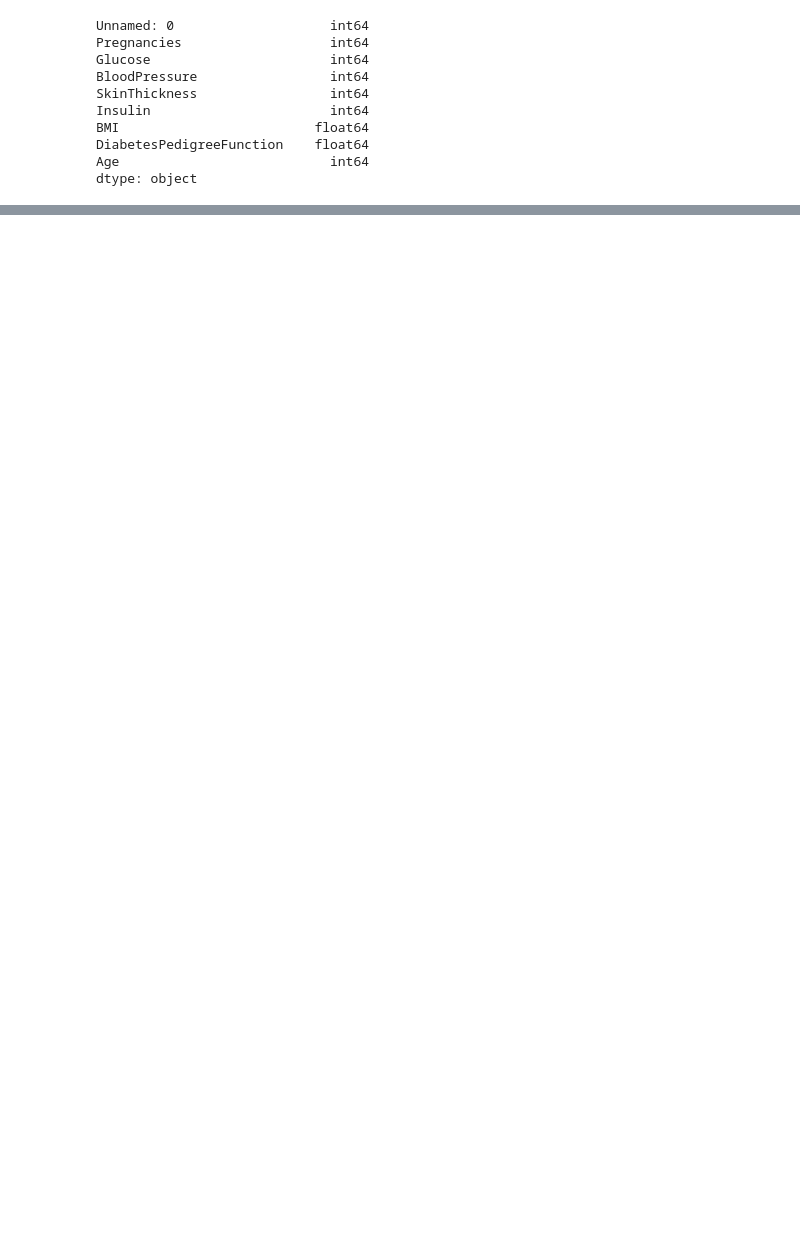
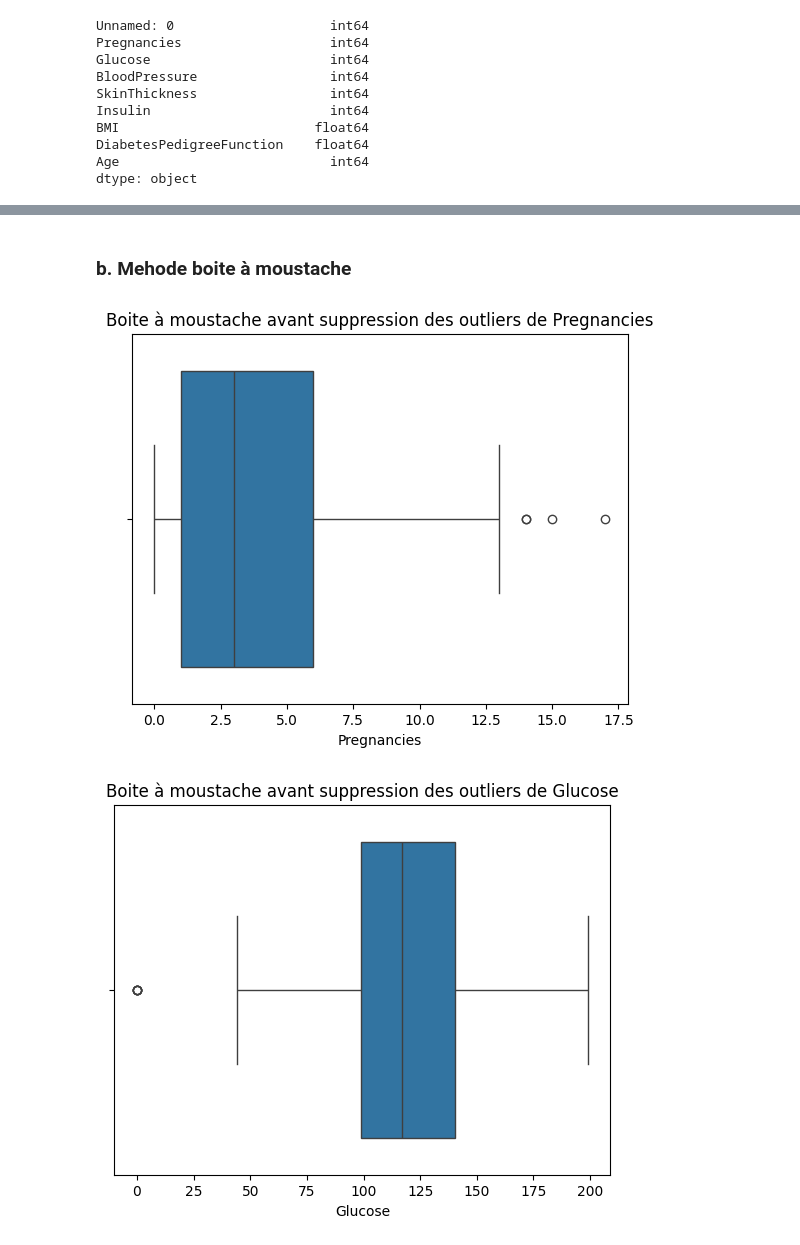
Before and after one commit to r00tMG/risque_diabete_par_analyse_clinique_model_apprentissage, a Jupyter notebook: script.ipynb, the cells around one changed output, grey strips where cells are left out. Drawn from its saved outputs; the diff is of its cells as text; code cells hidden in the pictures; blank space fills up the shorter version.

```diff
--- a/script.ipynb
+++ b/script.ipynb
@@ -77,0 +207,10 @@ df.head()
+# %% [markdown]
+### b. Mehode boite à moustache
+# %%
+for i in df.select_dtypes(include="number").columns.tolist():
+    sns.boxplot(x=df[i])
+    plt.title(f"Boite à moustache avant suppression des outliers de {i}")
+    plt.show()
+# %% [output]
+[figure, added]
+[figure, added]
```
Also changed, not shown: parts of 33 cells of this notebook.
